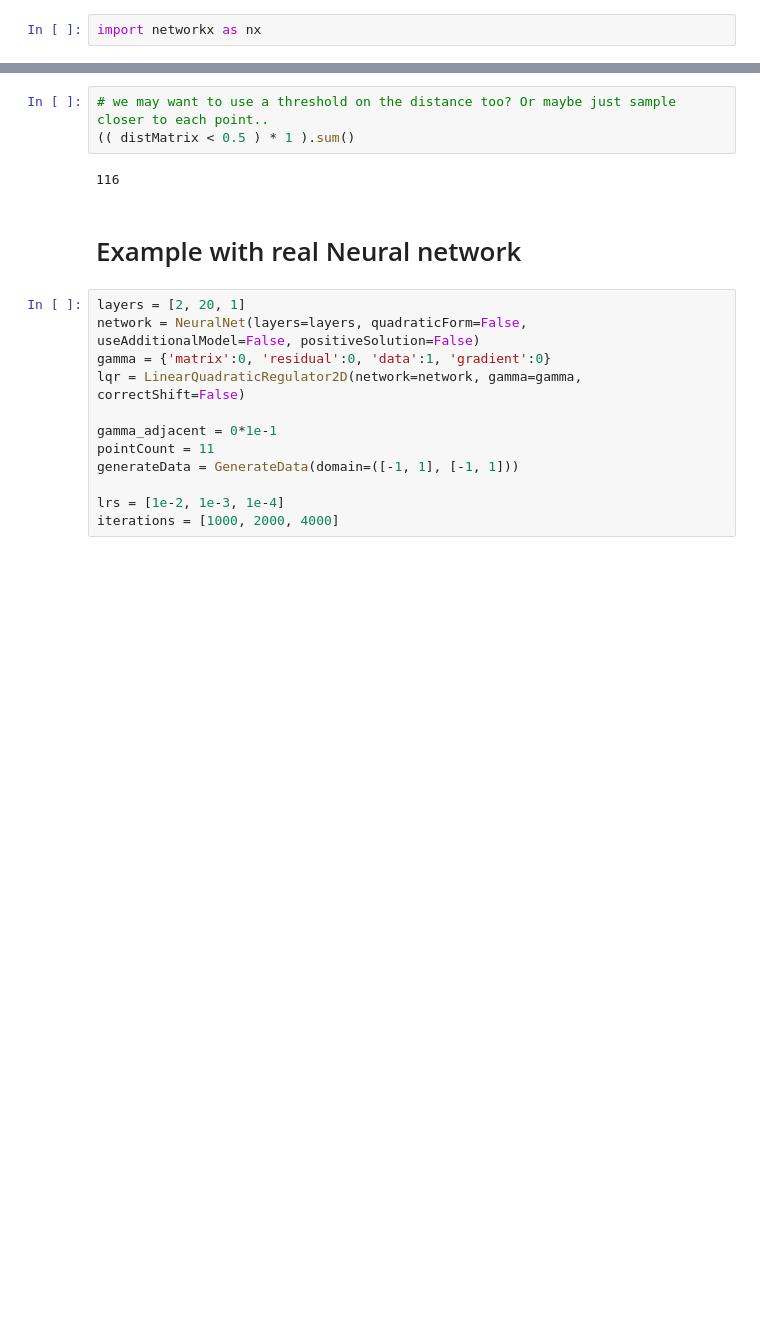
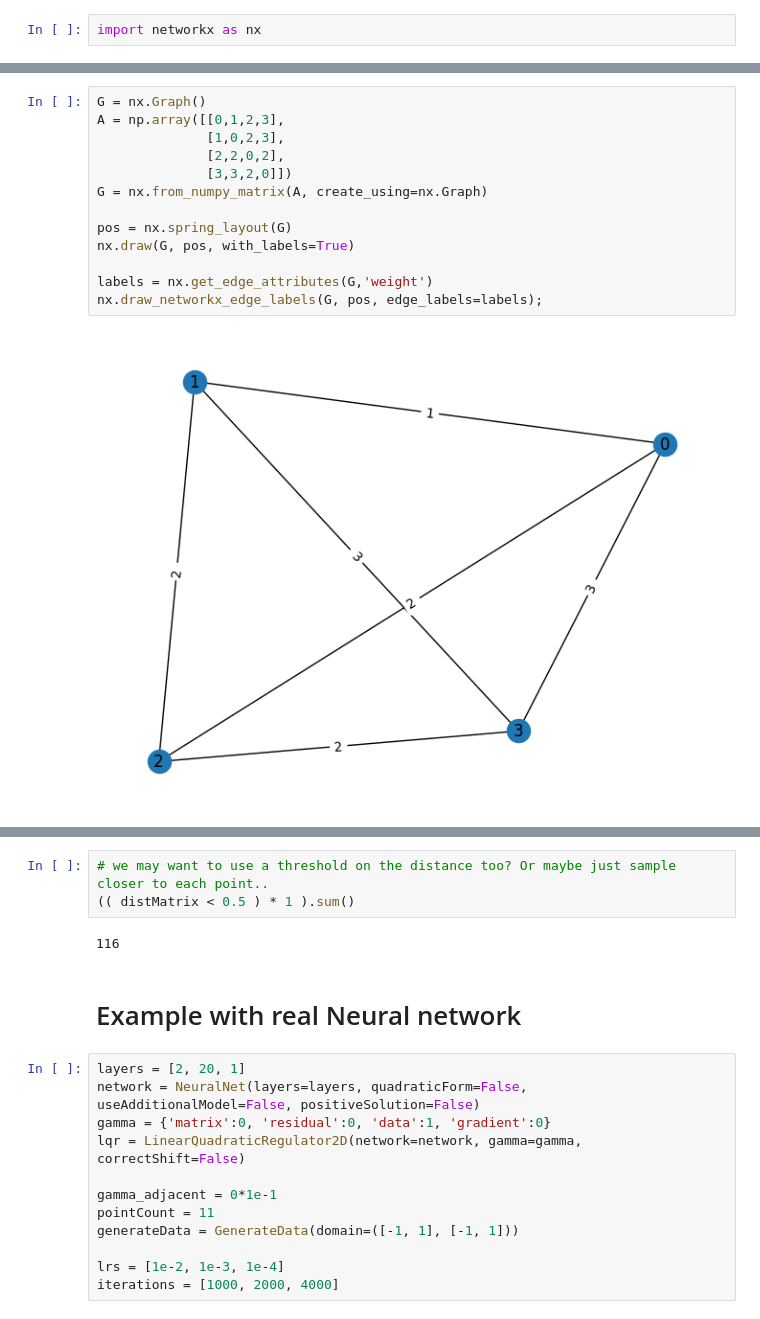
Before and after one commit to alaignelet/optimal_control, a Jupyter notebook: data_augmentation.ipynb, the cells around one changed output, grey strips where cells are left out. Drawn from its saved outputs; the diff is of its cells as text; blank space fills up the shorter version.

```diff
--- a/data_augmentation.ipynb
+++ b/data_augmentation.ipynb
@@ -36,3 +53,18 @@ laplacian_matrix
+# %%
+G = nx.Graph()
+A = np.array([[0,1,2,3],
+              [1,0,2,3],
+              [2,2,0,2],
+              [3,3,2,0]])
+G = nx.from_numpy_matrix(A, create_using=nx.Graph)
+
+pos = nx.spring_layout(G)
+nx.draw(G, pos, with_labels=True)
+
+labels = nx.get_edge_attributes(G,'weight')
+nx.draw_networkx_edge_labels(G, pos, edge_labels=labels);
+# %% [output]
+[figure, added]
 # %%
 # Build matrix of distances between particles
 from scipy.spatial.distance import cdist
```
Also changed, not shown: parts of 7 cells of this notebook, 2 other files.
